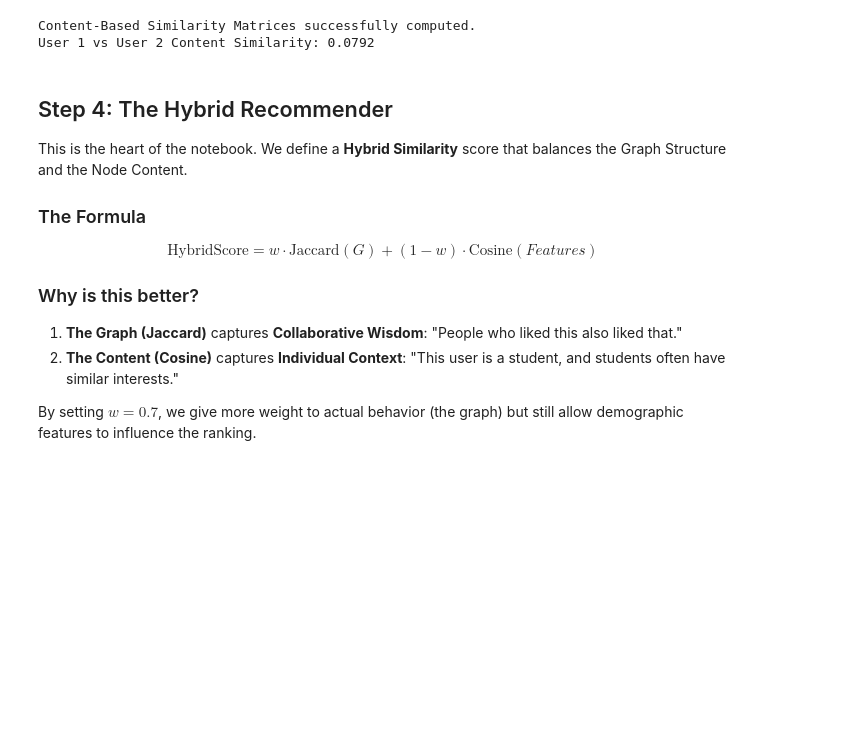
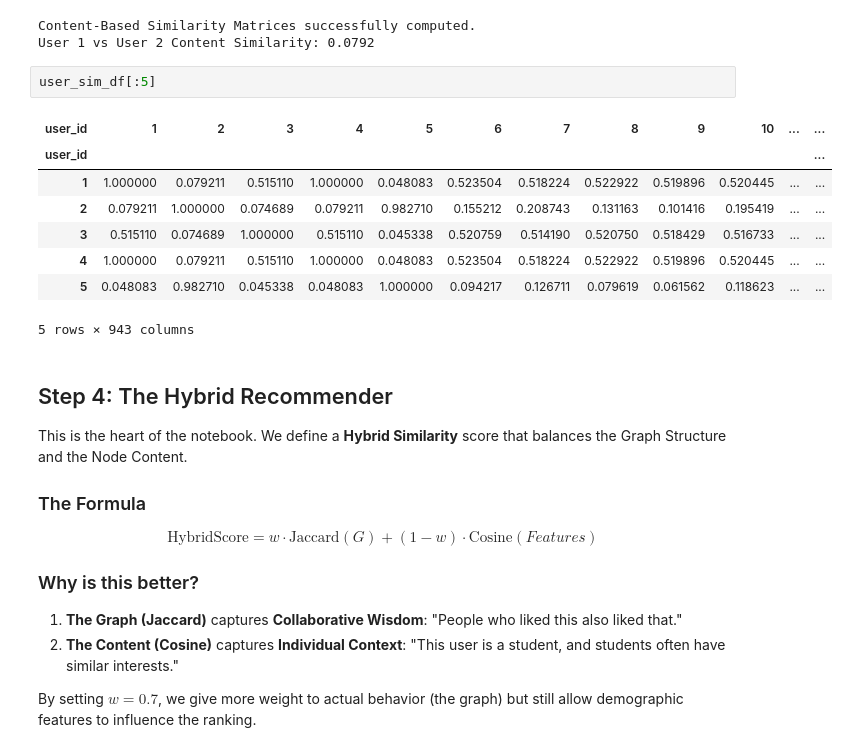
Before and after one commit to AbdellatifSatir/Link-Prediction-RecSys, a Jupyter notebook: feature_engineering.ipynb, the cells around one changed output. Saved outputs shown, nothing was run; the diff lists cells and outputs as text; blank space fills up the shorter version.

```diff
--- a/feature_engineering.ipynb
+++ b/feature_engineering.ipynb
@@ -93,6 +93,17 @@ print(f"User 1 vs User 2 Content Similarity: {user_sim_df.loc[1, 2]:.4f}")
 # %% [output]
 Content-Based Similarity Matrices successfully computed.
 User 1 vs User 2 Content Similarity: 0.0792
+# %%
+user_sim_df[:5]
+# %% [output]
+| user_id | 1 | 2 | 3 | 4 | 5 | 6 | 7 | 8 | 9 | 10 | ... | ... |
+| user_id |  |  |  |  |  |  |  |  |  |  |  | ... |
+| 1 | 1.000000 | 0.079211 | 0.515110 | 1.000000 | 0.048083 | 0.523504 | 0.518224 | 0.522922 | 0.519896 | 0.520445 | ... | ... |
+| 2 | 0.079211 | 1.000000 | 0.074689 | 0.079211 | 0.982710 | 0.155212 | 0.208743 | 0.131163 | 0.101416 | 0.195419 | ... | ... |
+| 3 | 0.515110 | 0.074689 | 1.000000 | 0.515110 | 0.045338 | 0.520759 | 0.514190 | 0.520750 | 0.518429 | 0.516733 | ... | ... |
+| 4 | 1.000000 | 0.079211 | 0.515110 | 1.000000 | 0.048083 | 0.523504 | 0.518224 | 0.522922 | 0.519896 | 0.520445 | ... | ... |
+| 5 | 0.048083 | 0.982710 | 0.045338 | 0.048083 | 1.000000 | 0.094217 | 0.126711 | 0.079619 | 0.061562 | 0.118623 | ... | ... |
+5 rows × 943 columns
 # %% [markdown]
 ## Step 4: The Hybrid Recommender
 
```
Also changed, not shown: parts of 2 cells of this notebook, 5 other files.
